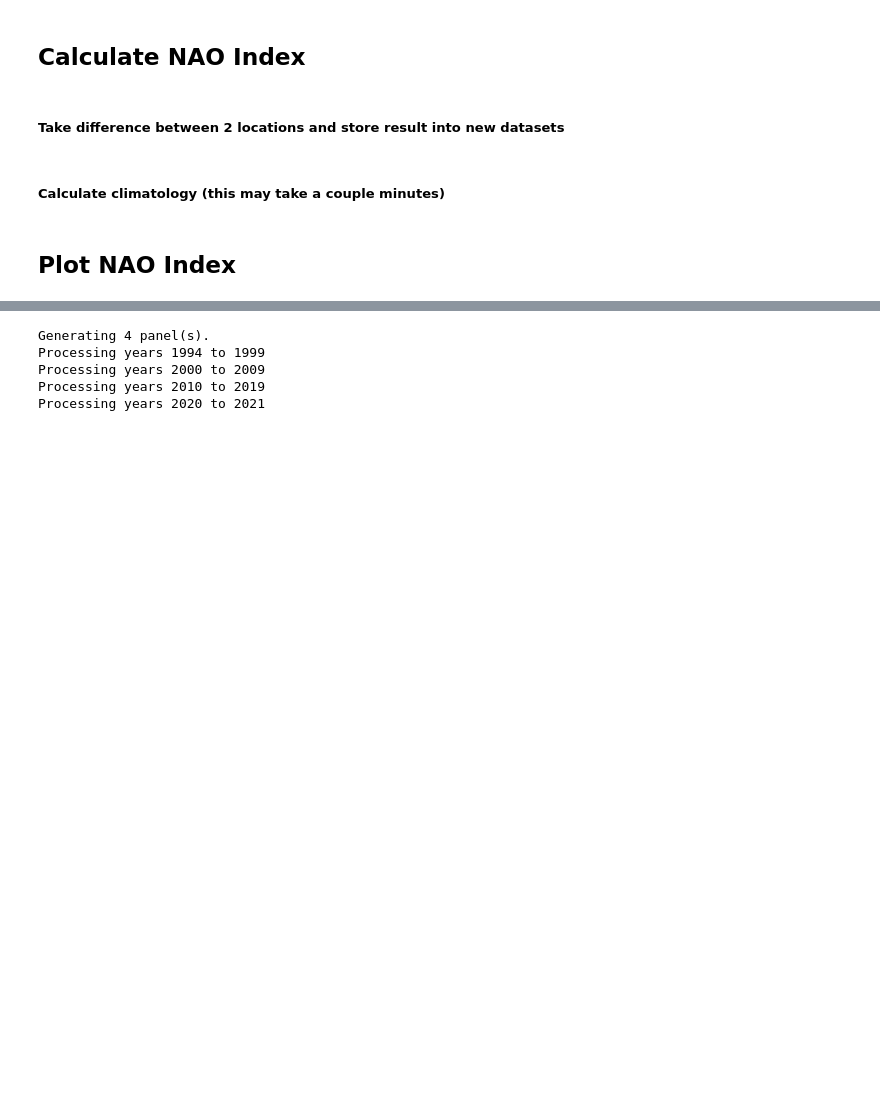
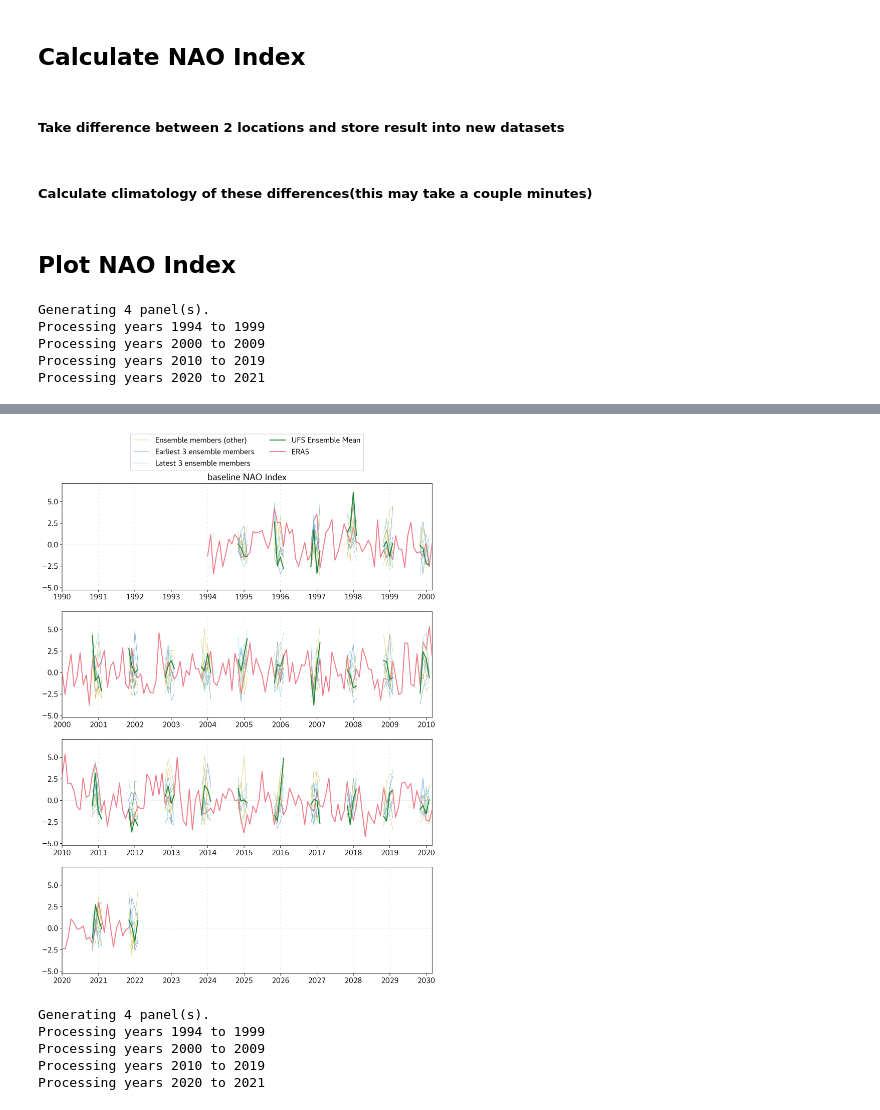
Before and after one commit to ufs-community/ufs-analysis, a Jupyter notebook: notebooks/sfs/nao/default/nao-index-baseline.ipynb, the cells around one changed output, grey strips where cells are left out. Drawn from its saved outputs; the diff is of its cells as text; code cells hidden in the pictures; blank space fills up the shorter version.

```diff
--- a/notebooks/sfs/nao/default/nao-index-baseline.ipynb
+++ b/notebooks/sfs/nao/default/nao-index-baseline.ipynb
@@ -130,0 +133,6 @@ era5_ds_2 = era5_ds_2.squeeze(['lat', 'lon'])
+# %%
+ufs_stats_1 = stats.calc_climatology_anomaly(ufs_ds_1, area_mean=False, use_member_climatology=False)
+ufs_stats_2 = stats.calc_climatology_anomaly(ufs_ds_2, area_mean=False, use_member_climatology=False)
+# %%
+era5_stats_1 = stats.calc_climatology_anomaly(era5_ds_1, area_mean=False)
+era5_stats_2 = stats.calc_climatology_anomaly(era5_ds_2, area_mean=False)
@@ -131,3 +204,11 @@ era5_ds_2 = era5_ds_2.squeeze(['lat', 'lon'])
+# %%
+# Normalize UFS datasets
+ufs_ds_1[ufs_var] = normalize(da=ufs_stats_1['monthly_mean'], stats=ufs_stats_1)
+ufs_ds_2[ufs_var] = normalize(da=ufs_stats_2['monthly_mean'], stats=ufs_stats_2)
+# %%
+# Normalize VERIF datasets
+era5_ds_1[era5_var] = normalize(da=era5_stats_1['monthly_mean'], stats=era5_stats_1)
+era5_ds_2[era5_var] = normalize(da=era5_stats_2['monthly_mean'], stats=era5_stats_2)
 # %% [markdown]
 <h2>Calculate NAO Index</h2>
 # %% [markdown]
@@ -136,10 +217,24 @@ era5_ds_2 = era5_ds_2.squeeze(['lat', 'lon'])
 ufs_ds_diff = ufs_ds_2 - ufs_ds_1
 era5_ds_diff = era5_ds_2 - era5_ds_1
 # %% [markdown]
-<h5>Calculate climatology (this may take a couple minutes)</h5>
+<h5>Calculate climatology of these differences(this may take a couple minutes)</h5>
 # %%
 ufs_stats = stats.calc_climatology_anomaly(ufs_ds_diff, area_mean=False, use_member_climatology=False)
 # %%
 era5_stats = stats.calc_climatology_anomaly(era5_ds_diff, area_mean=False)
 # %% [markdown]
 <h2>Plot NAO Index</h2>
+# %%
+stats.plot_index_spaghetti(ufs_stats=ufs_stats,
+                           verif_stats=era5_stats,
+                           calc_anomaly=True,
+                           use_member_climatology=False,
+                           title=f'{ufs_experiment} NAO Index',
+                           verif_label='ERA5',
+                           dpi=300)
+# %% [output]
+Generating 4 panel(s).
+Processing years 1994 to 1999
+Processing years 2000 to 2009
+Processing years 2010 to 2019
+Processing years 2020 to 2021
@@ -146,3 +242,4 @@ era5_stats = stats.calc_climatology_anomaly(era5_ds_diff, area_mean=False)
+[figure, added]
 # %%
 stats.plot_index_spaghetti(ufs_stats=ufs_stats,
                            verif_stats=era5_stats,
```
Also changed, not shown: parts of 6 cells of this notebook.
